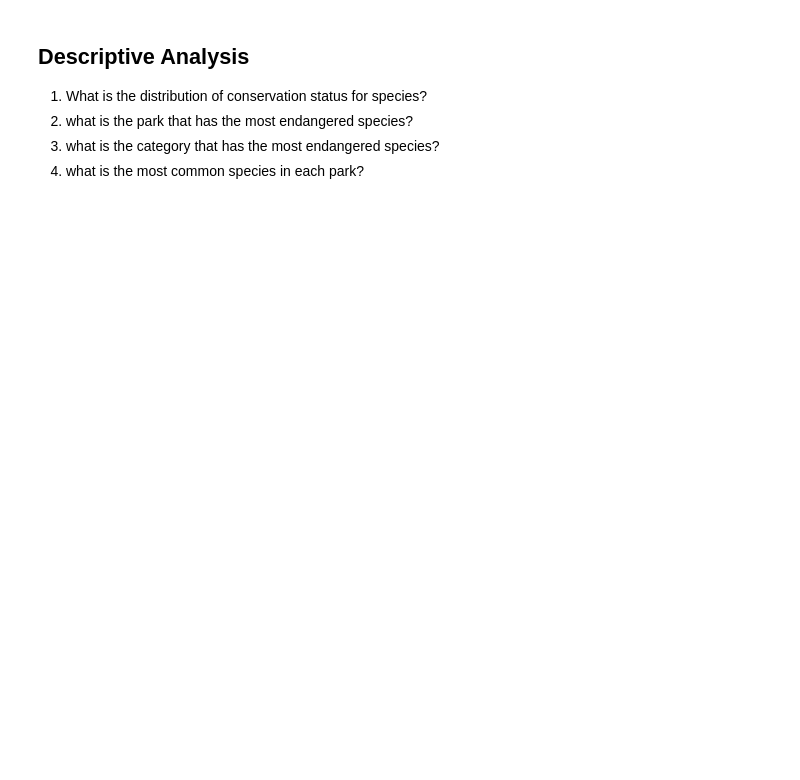
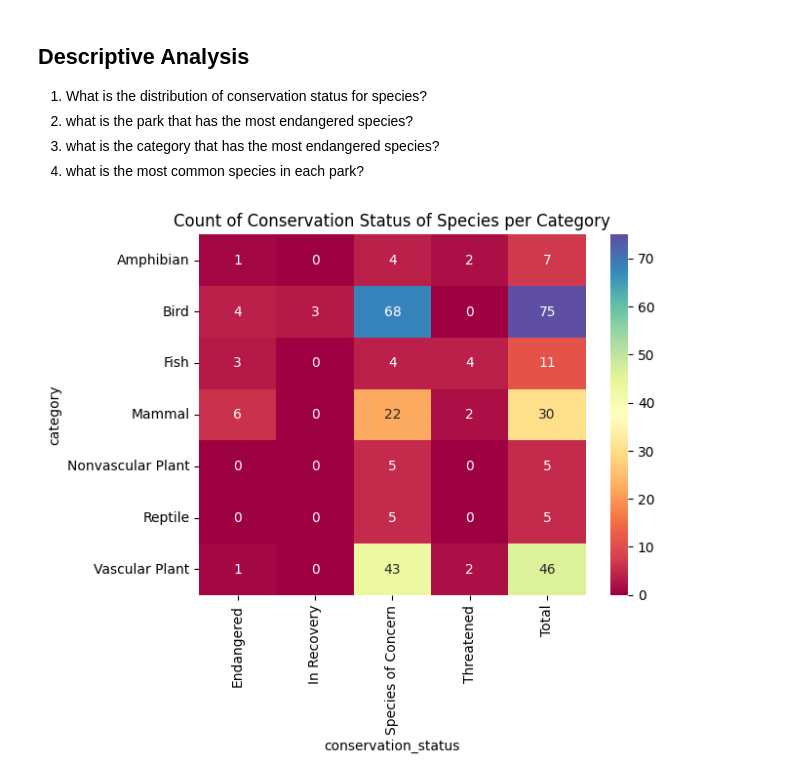
Before and after one commit to zxtheo/Codecademy-biodiversity-project, a Jupyter notebook: biodiversity.ipynb, the cells around one changed output. Drawn from its saved outputs; the diff is of its cells as text; code cells hidden in the pictures; blank space fills up the shorter version.

```diff
--- a/biodiversity.ipynb
+++ b/biodiversity.ipynb
@@ -390,3 +448,18 @@ obsercations_park_category
 2. what is the park that has the most endangered species?
 3. what is the category that has the most endangered species?
 4. what is the most common species in each park?
+# %%
+# 1. what is the distribution of conservation status for species?
+#crosstab category - conservation status minus no intervention
+
+ct_category_conservation = pd.crosstab(species_df[species_df['conservation_status']!='No Intervention']['category'],
+                                       species_df[species_df['conservation_status']!='No Intervention']['conservation_status'])
+ct_category_conservation['Total'] = ct_category_conservation.sum(axis=1)
+#graph title
+plt.title('Count of Conservation Status of Species per Category')
+#plot heatmap
+sns.heatmap(ct_category_conservation, cmap='Spectral', annot=True, fmt='g')
+#save plot
+plt.savefig('graphs/conservation_status_of_species_per_category.png', bbox_inches='tight')
+# %% [output]
+[figure, added]
```
Also changed, not shown: parts of 18 cells of this notebook, 6 other files.
